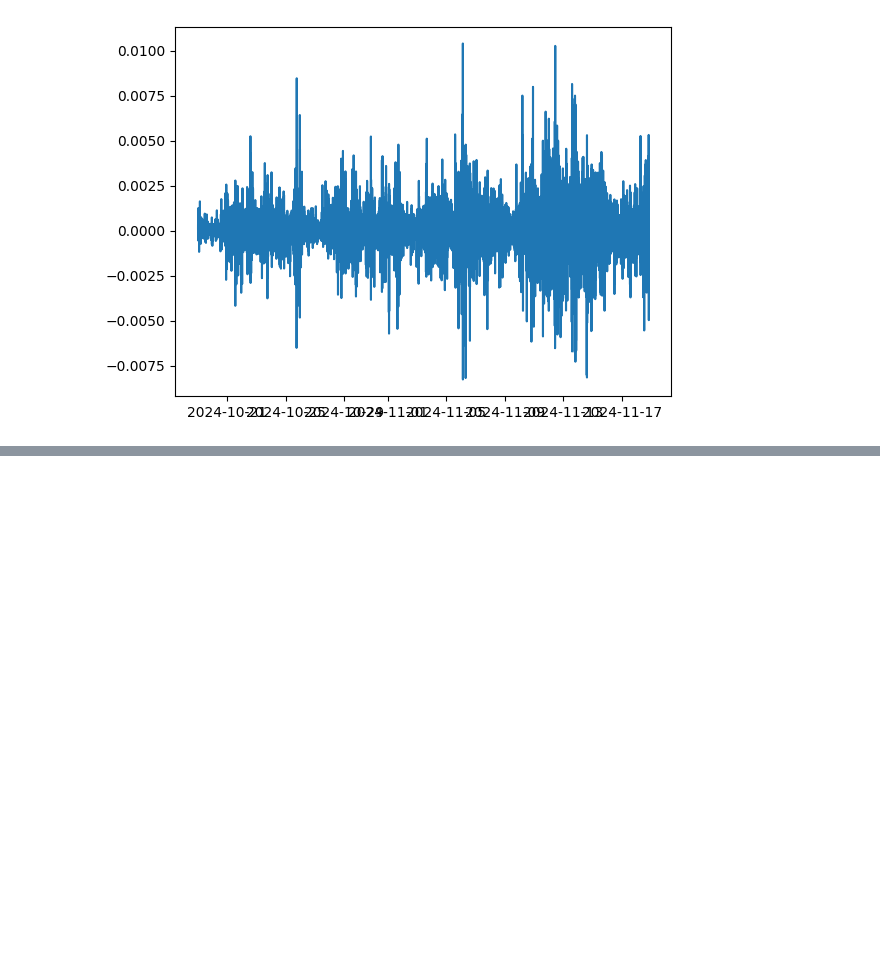
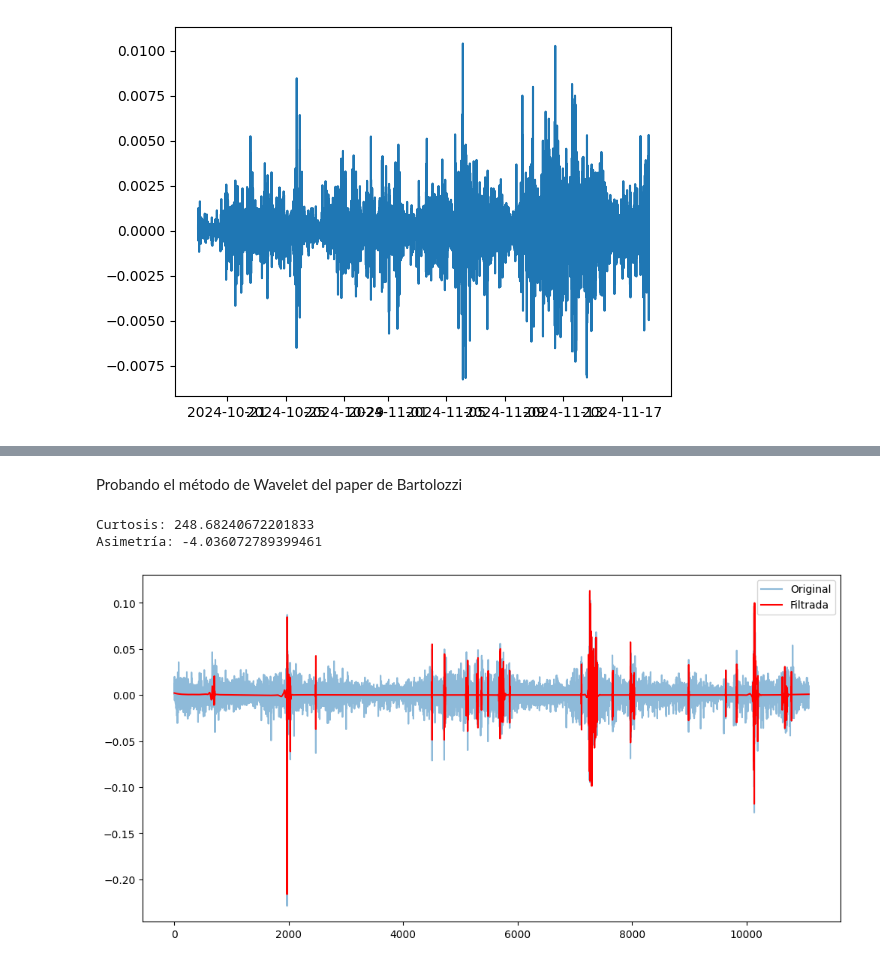
Before and after one commit to lautarogiordano/practicas-complejidad, a Jupyter notebook: p8-criticalidad/criticalidad.ipynb, the cells around one changed output, grey strips where cells are left out. Cells and saved outputs as stored; diff of their text form; code cells hidden in the pictures; blank space fills up the shorter version.

```diff
--- a/p8-criticalidad/criticalidad.ipynb
+++ b/p8-criticalidad/criticalidad.ipynb
@@ -224,0 +226,32 @@ Text(0, 0.5, 'Frecuencia (escala logarítmica)')
+# %% [markdown]
+Probando el método de Wavelet del paper de Bartolozzi
+# %%
+# Supón que 'log_returns' es tu serie temporal de retornos logarítmicos
+log_returns = sp500['Log Return'].values
+
+# Realiza la descomposición wavelet con la wavelet Daubechies de orden 4
+wavelet = 'db4'
+coeffs = pywt.wavedec(log_returns, wavelet)
+
+# Filtra los coeficientes eliminando los de baja energía
+threshold = 0.4 * np.max(coeffs[-1])  # Ajusta este umbral según sea necesario
+filtered_coeffs = [pywt.threshold(c, threshold, mode='hard') for c in coeffs]
+
+# Reconstruye la serie temporal filtrada
+filtered_log_returns = pywt.waverec(filtered_coeffs, wavelet)
+
+kurtosis = stats.kurtosis(filtered_log_returns)
+skewness = stats.skew(filtered_log_returns)
+print("Curtosis:", kurtosis)
+print("Asimetría:", skewness)
+
+# Graficar la serie original y la filtrada
+plt.figure(figsize=(12, 6))
+plt.plot(log_returns, label='Original', alpha=0.5)
+plt.plot(filtered_log_returns, label='Filtrada', color='red')
+plt.legend()
+plt.show()
+# %% [output]
+Curtosis: 248.68240672201833
+Asimetría: -4.036072789399461
+[figure, added]
```
Also changed, not shown: parts of 6 cells of this notebook.
